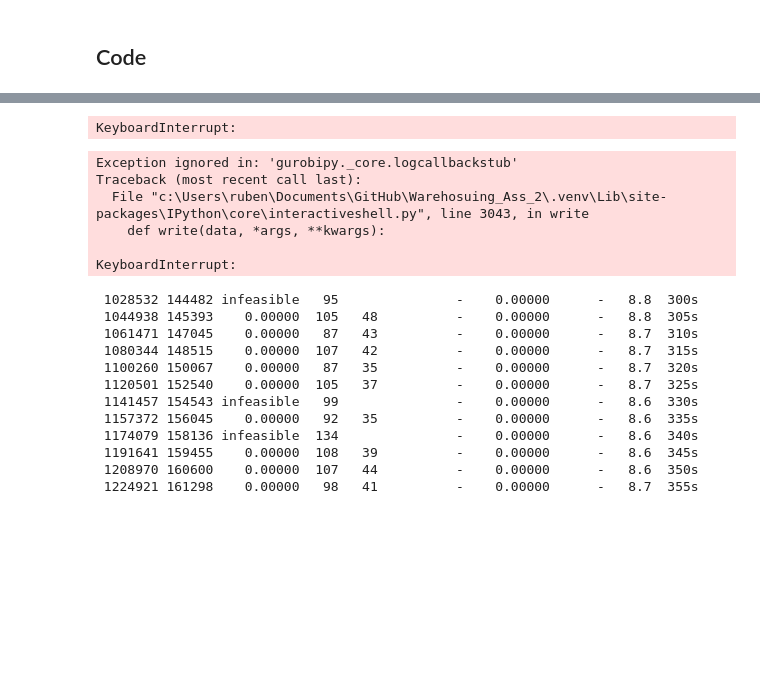
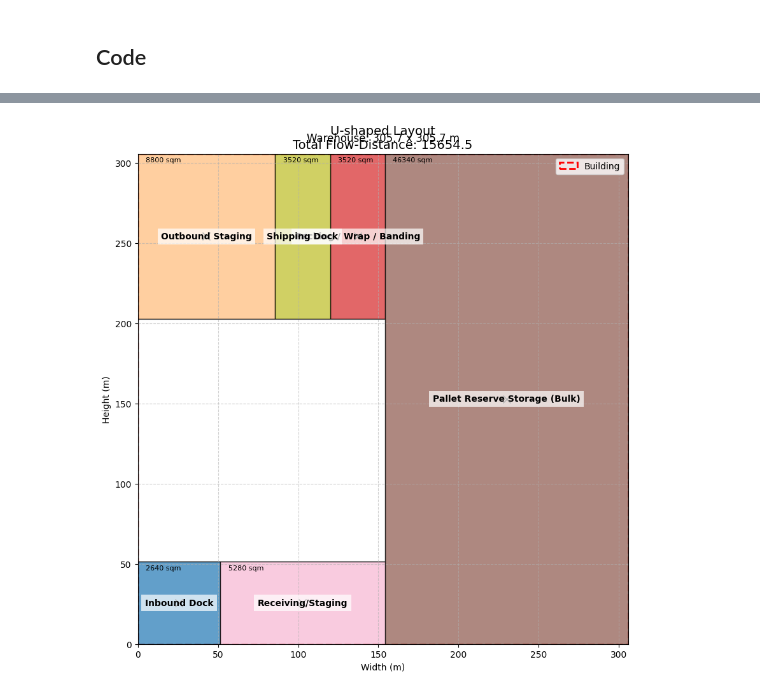
Before and after one commit to Ermling/Warehosuing_Ass_2, a Jupyter notebook: Assignment3/assignment3.ipynb, the cells around one changed output, grey strips where cells are left out. Saved outputs shown, nothing was run; the diff lists cells and outputs as text; code cells hidden in the pictures; blank space fills up the shorter version.

Commit message:
Implement feature X to enhance user experience and fix bug Y in module Z

```diff
--- a/Assignment3/assignment3.ipynb
+++ b/Assignment3/assignment3.ipynb
@@ -545 +527,15 @@ print(numeric_departments_matrix["Inbound Dock"]["Inbound Dock"])      # Output:
 0
+# %%
+def convert_letters_to_numbers(matrix, mapping):
+    numeric_matrix = {}
+    for dept_from, relations in matrix.items():
+        numeric_matrix[dept_from] = {}
+        for dept_to, letter in relations.items():
+            val = mapping.get(letter, None)
+            numeric_matrix[dept_from][dept_to] = val**2 if val is not None else None
+    return numeric_matrix
+
+numeric_departments_matrix = convert_letters_to_numbers(departments_matrix, letter_to_number)
+
+print(numeric_departments_matrix["Inbound Dock"]["Receiving/Staging"])  # Output: 9
+print(numeric_departments_matrix["Inbound Dock"]["Inbound Dock"])      # Output: 0
@@ -681,14 +702,7 @@ BIG_M = 10000.0  # Big-M for separation constraints
 # Calculate total area
 total_area = sum(departments[d] for d in selected_depts)
 
-
-
-
-
-
 def solve_layout(layout_type ,total_area=total_area):
-
-
 
     model = gp.Model(f"warehouse_layout_{layout_type}")
     model.Params.NonConvex = 2
@@ -701,10 +715,8 @@ def solve_layout(layout_type ,total_area=total_area):
     d_beta = {}
     z_x = {}
     z_y = {}
-    # NEW width/height (always >= 0)
     B_width = model.addVar(lb=0, name="B_width")   # small lb to avoid zero
     B_height = model.addVar(lb=0, name="B_height")
-
 
     if layout_type == "L-shaped" or layout_type == "U-shaped":
         selected_depts.append("Phantom")
@@ -713,14 +725,11 @@ def solve_layout(layout_type ,total_area=total_area):
         for d in selected_depts:
             numeric_departments_matrix[d]["Phantom"] = 0
 
-
-
     for i in selected_depts:
         x_left[i] = model.addVar(lb=0, name=f"x_left_{i}")
         y_bottom[i] = model.addVar(lb=0, name=f"y_bottom_{i}")
         width[i] = model.addVar(lb=0, name=f"width_{i}")
         height[i] = model.addVar(lb=0, name=f"height_{i}")
-
 
         # Derived boundaries
         x_right[i] = model.addVar(lb=0, name=f"x_right_{i}")
@@ -741,7 +750,6 @@ def solve_layout(layout_type ,total_area=total_area):
 
     model.update()
 
-
     # Placement, dimension & area constraints
     for i in selected_depts:
         # Within building
@@ -760,10 +768,10 @@ def solve_layout(layout_type ,total_area=total_area):
             model.addConstr((x_right[i] - x_left[i]) * (y_top[i] - y_bottom[i]) >= 1 * area, name=f"area_lb_{i}")
         else:
             model.addConstr((x_right[i] - x_left[i]) * (y_top[i] - y_bottom[i]) == 1 * area, name=f"area_lb_{i}")
+
         # Area Constraint (upper bound)
         model.addConstr((x_right[i]-x_left[i])  <= R *(y_top[i]-y_bottom[i]), name=f"area_ub_{i}")
         model.addConstr((y_top[i]-y_bottom[i])  <= R *(x_right[i]-x_left[i]), name=f"area_ub_{i}")
-
 
         # Centroids
         model.addConstr(alpha[i] == 0.5 * (x_left[i] + x_right[i]), name=f"centroid_x_{i}")
@@ -775,6 +783,12 @@ def solve_layout(layout_type ,total_area=total_area):
             if i != j:
                 model.addConstr(x_right[j] <= x_left[i] + BIG_M*(1 - z_x[i][j]), name=f"width_def_{i}_{j}")
                 model.addConstr(y_top[j] <= y_bottom[i] + BIG_M*(1 - z_y[i][j]), name=f"height_def_{i}_{j}")
+                # Absolute distance linearization
+                model.addConstr(d_alpha[i][j] >=  alpha[i] - alpha[j])
+                model.addConstr(d_alpha[i][j] >= -alpha[i] + alpha[j])
+                model.addConstr(d_beta[i][j]  >=  beta[i]  - beta[j])
+                model.addConstr(d_beta[i][j]  >= -beta[i]  + beta[j])
+
     #space specific constraints
     if layout_type == "I-shaped":
         # Inbound dock at bottom
@@ -811,7 +825,6 @@ def solve_layout(layout_type ,total_area=total_area):
         model.addConstr((y_top["Phantom"] - y_bottom["Phantom"]) >= 1/4 * B_height, name="inbound_height")
 
     total_area = sum(departments[d] for d in selected_depts)
-
 
     model.addConstr(B_width * B_height == total_area, name="total_area")
     # Objective
@@ -884,10 +897,6 @@ def solve_layout(layout_type ,total_area=total_area):
             if show_area:
                 ax.text(xl + 5, yt - 5, f"{(xr - xl)*(yt - yb):.0f} sqm", fontsize=8)
 
-
-
-
-
         ax.set_xlim(0, B_width.X)
         ax.set_ylim(0, B_height.X)
         ax.set_aspect('equal')
@@ -901,12 +910,8 @@ def solve_layout(layout_type ,total_area=total_area):
     else:
         print(f"No feasible solution for {layout_type}, status: {model.status}")
 
-
-
-
-
 # Run for all layouts
-for layout_type in ["I-shaped","L-shaped", "U-shaped"]:
+for layout_type in ["U-shaped"]:
     solve_layout(layout_type, total_area=total_area)
 # %% [output]
 Set parameter NonConvex to value 2
@@ -929,19 +934 @@ Cross-Dock Returns & WEEE
-KeyboardInterrupt:
-Exception ignored in: 'gurobipy._core.logcallbackstub'
-Traceback (most recent call last):
-  File "c:\Users\ruben\Documents\GitHub\Warehosuing_Ass_2\.venv\Lib\site-packages\IPython\core\interactiveshell.py", line 3043, in write
-    def write(data, *args, **kwargs):
-
-KeyboardInterrupt:
- 1028532 144482 infeasible   95               -    0.00000      -   8.8  300s
- 1044938 145393    0.00000  105   48          -    0.00000      -   8.8  305s
- 1061471 147045    0.00000   87   43          -    0.00000      -   8.7  310s
- 1080344 148515    0.00000  107   42          -    0.00000      -   8.7  315s
- 1100260 150067    0.00000   87   35          -    0.00000      -   8.7  320s
- 1120501 152540    0.00000  105   37          -    0.00000      -   8.7  325s
- 1141457 154543 infeasible   99               -    0.00000      -   8.6  330s
- 1157372 156045    0.00000   92   35          -    0.00000      -   8.6  335s
- 1174079 158136 infeasible  134               -    0.00000      -   8.6  340s
- 1191641 159455    0.00000  108   39          -    0.00000      -   8.6  345s
- 1208970 160600    0.00000  107   44          -    0.00000      -   8.6  350s
- 1224921 161298    0.00000   98   41          -    0.00000      -   8.7  355s
+[figure, added]
```
Also changed, not shown: parts of 8 cells of this notebook.
